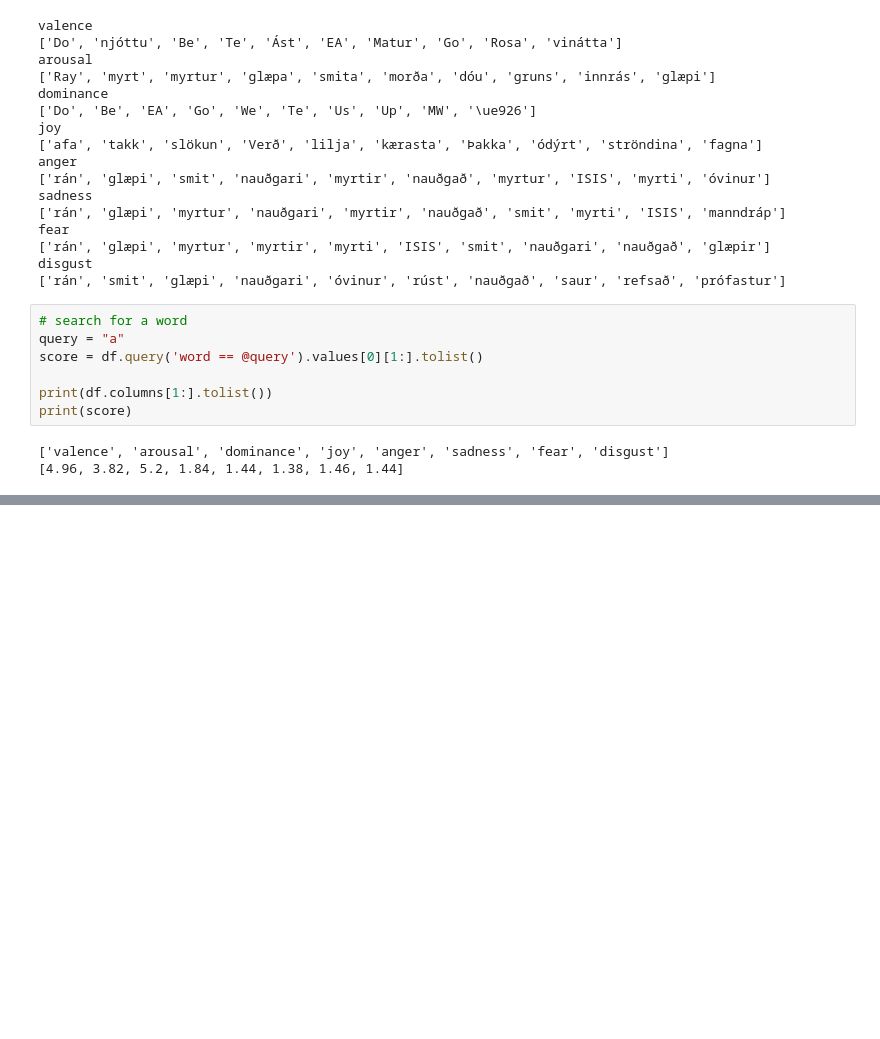
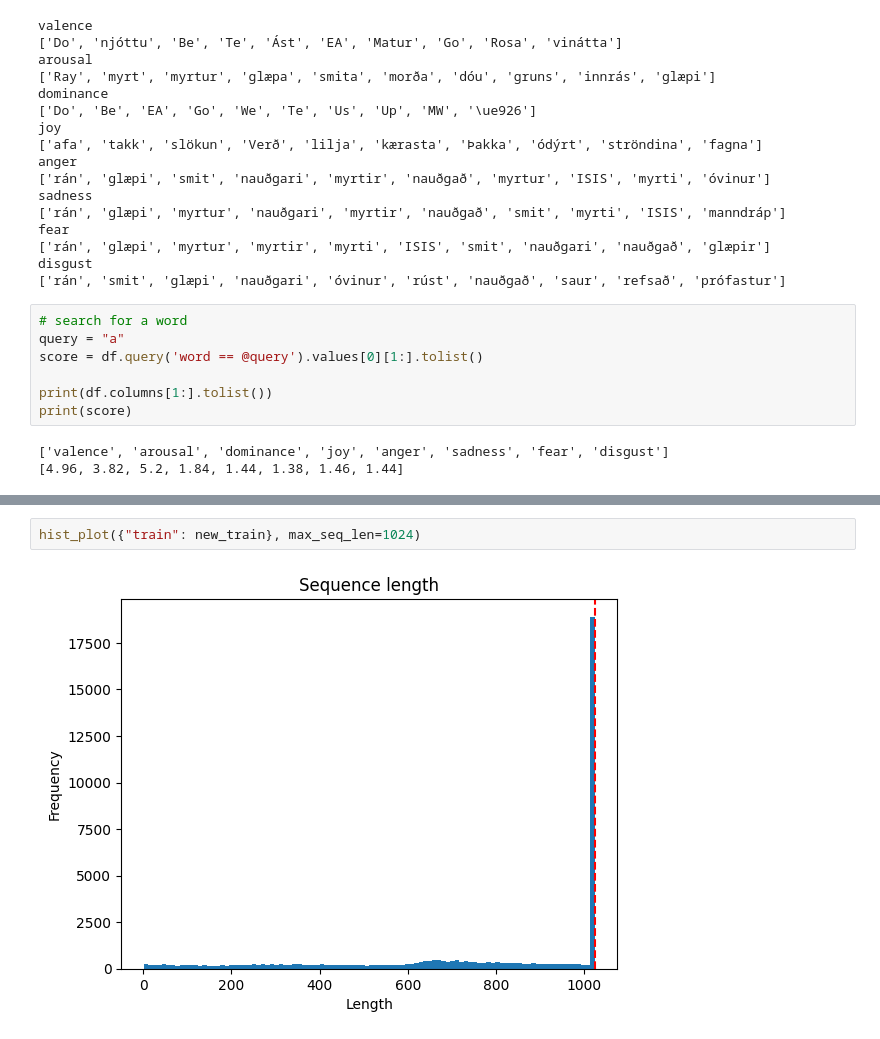
Before and after one commit to sigurdurhaukur/sentimental-analysis-isl, a Jupyter notebook: data_exploration.ipynb, the cells around one changed output, grey strips where cells are left out. Drawn from its saved outputs; the diff is of its cells as text; blank space fills up the shorter version.

```diff
--- a/data_exploration.ipynb
+++ b/data_exploration.ipynb
@@ -79,0 +128,4 @@ print(score)
+# %%
+hist_plot({"train": new_train}, max_seq_len=1024)
+# %% [output]
+[figure, added]
```
Also changed, not shown: parts of 3 cells of this notebook, 2 other files.
